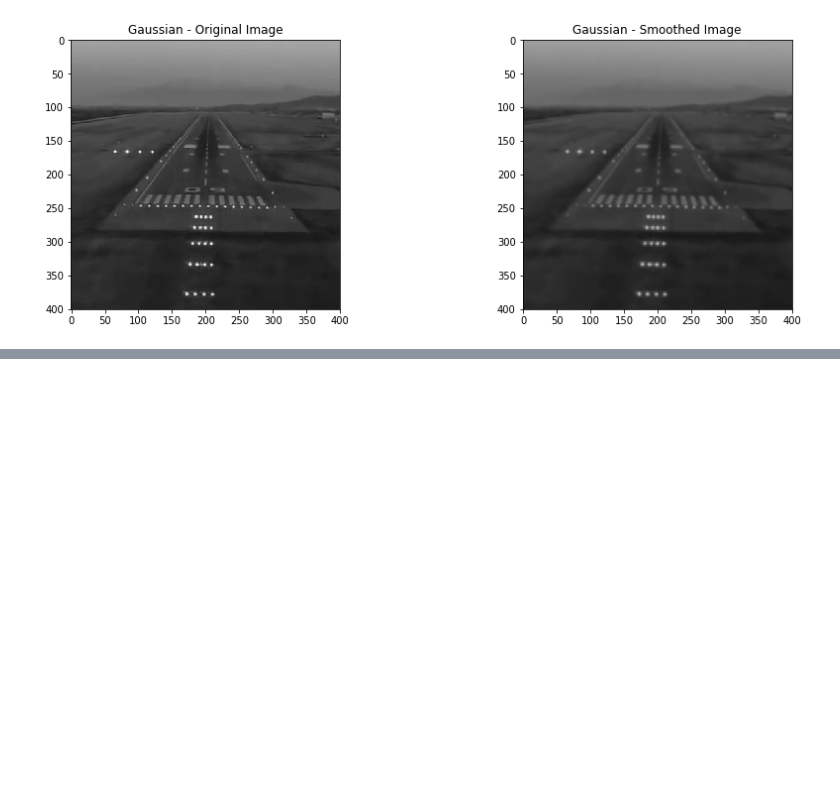
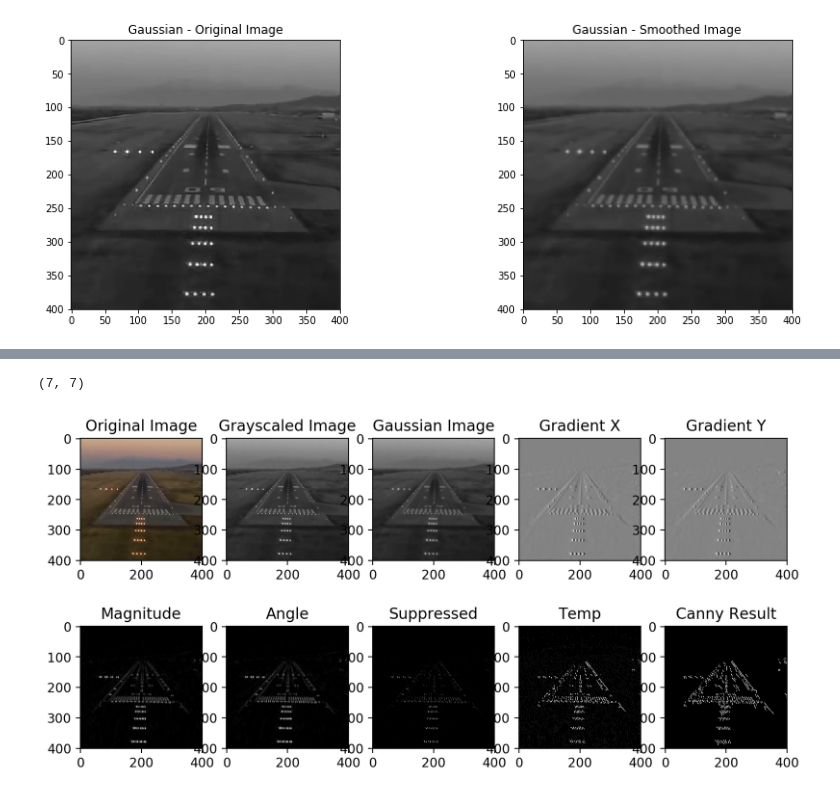
Before and after one commit to L0rd1k/FreeTimeCraft, a Jupyter notebook: СomputerVisionAlgorithm/Canny_edge_detector.ipynb, the cells around one changed output, grey strips where cells are left out. Saved outputs shown, nothing was run; the diff lists cells and outputs as text; code cells hidden in the pictures; blank space fills up the shorter version.

```diff
--- a/СomputerVisionAlgorithm/Canny_edge_detector.ipynb
+++ b/СomputerVisionAlgorithm/Canny_edge_detector.ipynb
@@ -145,19 +149,55 @@ def hysteresis(img, weak, strong=255):
                 except IndexError as e:
                     pass
     return img
-# %%
-def CannyEdgeDetector(original_image):
-    original_image = cv2.cvtColor(original_image, cv2.COLOR_RGB2GRAY)
-    smoothed_image = convolve(original_image, gaussian_Smoothing(7, sigma=1.4))
-    gradient, angle = Sobel_Edge_Detector(smoothed_image)
-    image_NMS = non_Maximum_Suppression(gradient, angle)
-    img_threshold, weak, strong = threshold(image_NMS, lowThresholdRatio=0.07, highThresholdRatio=0.19)
-    result = hysteresis(img_threshold, weak, strong=strong)
-
-    plt.figure(figsize=(15,5))
-    plotImages('Original',original_image, 121)
-    plotImages('Result',np.float32(result), 122)
-    plt.show()
-
-
-CannyEdgeDetector(original_image)
+# %%
+def CannyEdgeDetector(original_image):
+    #1
+    plt.figure(figsize=(10,5),dpi=200)
+    plotImages('Original Image',original_image, 251)
+    #2
+    original_image = cv2.cvtColor(original_image, cv2.COLOR_RGB2GRAY)
+    plotImages('Grayscaled Image',original_image, 252)
+
+    #3
+    smoothed_image = convolve(original_image, gaussian_Smoothing(7, sigma=1.4))
+    plotImages('Gaussian Image',smoothed_image, 253)
+
+    #4
+    sobel_x, sobel_y = Sobel_Gradient_X_Y(smoothed_image)
+    plt.subplot(254), plt.imshow(sobel_x,cmap ='gray')
+    plt.title("Gradient X")
+
+    plt.subplot(255), plt.imshow(sobel_y,cmap ='gray')
+    plt.title("Gradient Y")
+
+    #5
+    magnitude = gradient_Magnitude(sobel_x, sobel_y)
+    plt.subplot(256), plt.imshow(magnitude,cmap ='gray')
+    plt.title("Magnitude")
+
+    #6
+    angle = orientation_Edge(sobel_x, sobel_y)
+    plt.subplot(257), plt.imshow(magnitude,cmap ='gray')
+    plt.title("Angle")
+
+    #7
+    suppressed = non_Maximum_Suppression(magnitude,angle)
+    plt.subplot(258), plt.imshow(suppressed,cmap ='gray')
+    plt.title("Suppressed")
+
+    #8
+    temp,weak,strong = threshold(suppressed, lowThresholdRatio=0.05, highThresholdRatio=0.09)
+    plt.subplot(259), plt.imshow(temp,cmap ='gray')
+    plt.title("Temp")
+
+    #9
+    result_img = hysteresis(temp,weak,strong)
+    plt.subplot(2,5,10), plt.imshow(result_img,cmap ='gray')
+    plt.title("Canny Result")
+
+    plt.show()
+
+CannyEdgeDetector(original_image)
+# %% [output]
+(7, 7)
+[figure, added]
```
Also changed, not shown: parts of 1 cell of this notebook.
